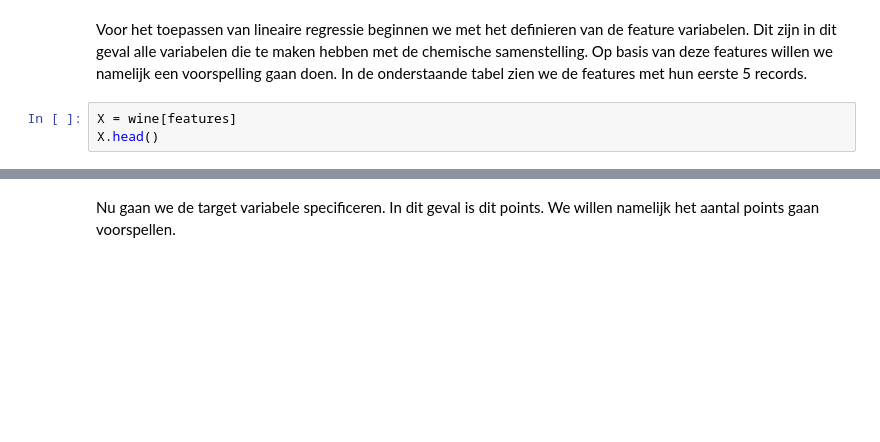
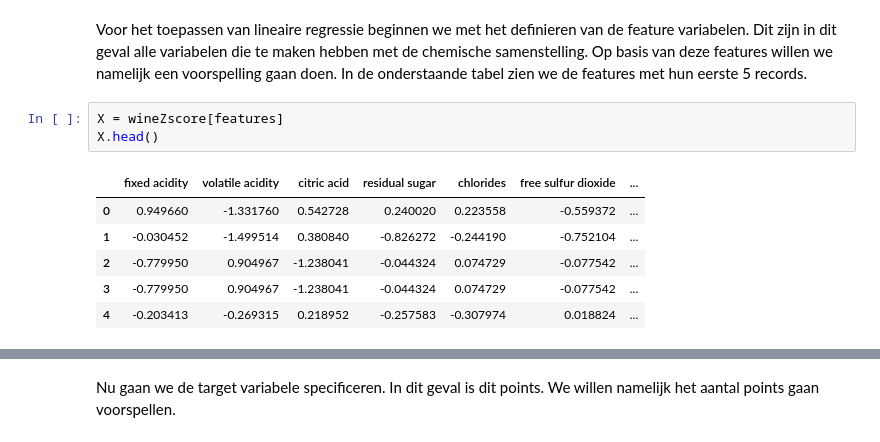
Before and after one commit to darkraisisi/cm_wine, a Jupyter notebook: Computional Modelling Wine Casus.ipynb, the cells around one changed output, grey strips where cells are left out. Drawn from its saved outputs; the diff is of its cells as text; blank space fills up the shorter version.

```diff
--- a/Computional Modelling Wine Casus.ipynb
+++ b/Computional Modelling Wine Casus.ipynb
@@ -161,7 +262,14 @@ features = ['fixed acidity', 'volatile acidity', 'citric acid', 'residual sugar'
 # %% [markdown]
 Voor het toepassen van lineaire regressie beginnen we met het definieren van de feature variabelen. Dit zijn in dit geval alle variabelen die te maken hebben met de chemische samenstelling. Op basis van deze features willen we namelijk een voorspelling gaan doen. In de onderstaande tabel zien we de features met hun eerste 5 records.
 # %%
-X = wine[features]
+X = wineZscore[features]
 X.head()
+# %% [output]
+|  | fixed acidity | volatile acidity | citric acid | residual sugar | chlorides | free sulfur dioxide | ... |
+| 0 | 0.949660 | -1.331760 | 0.542728 | 0.240020 | 0.223558 | -0.559372 | ... |
+| 1 | -0.030452 | -1.499514 | 0.380840 | -0.826272 | -0.244190 | -0.752104 | ... |
+| 2 | -0.779950 | 0.904967 | -1.238041 | -0.044324 | 0.074729 | -0.077542 | ... |
+| 3 | -0.779950 | 0.904967 | -1.238041 | -0.044324 | 0.074729 | -0.077542 | ... |
+| 4 | -0.203413 | -0.269315 | 0.218952 | -0.257583 | -0.307974 | 0.018824 | ... |
 # %%
 X.plot.hist()
```
Also changed, not shown: parts of 33 cells of this notebook.
